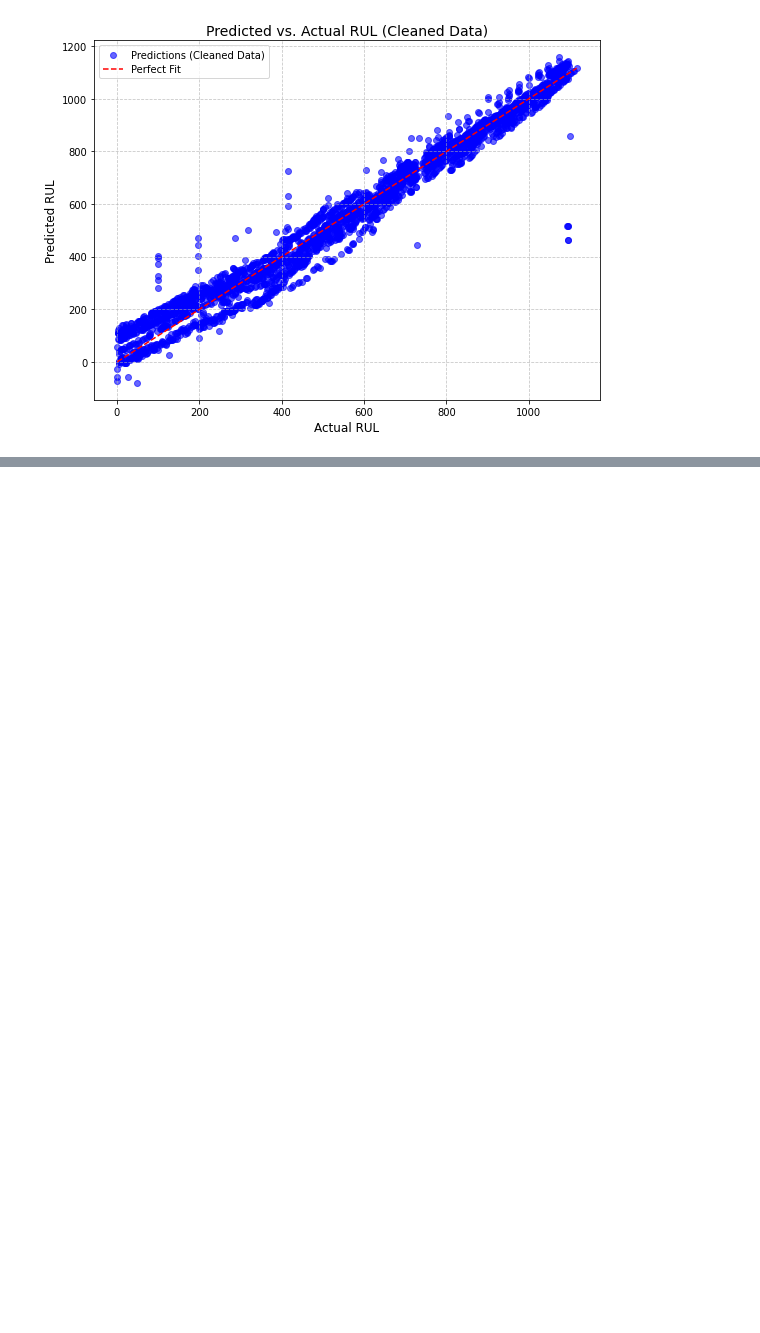
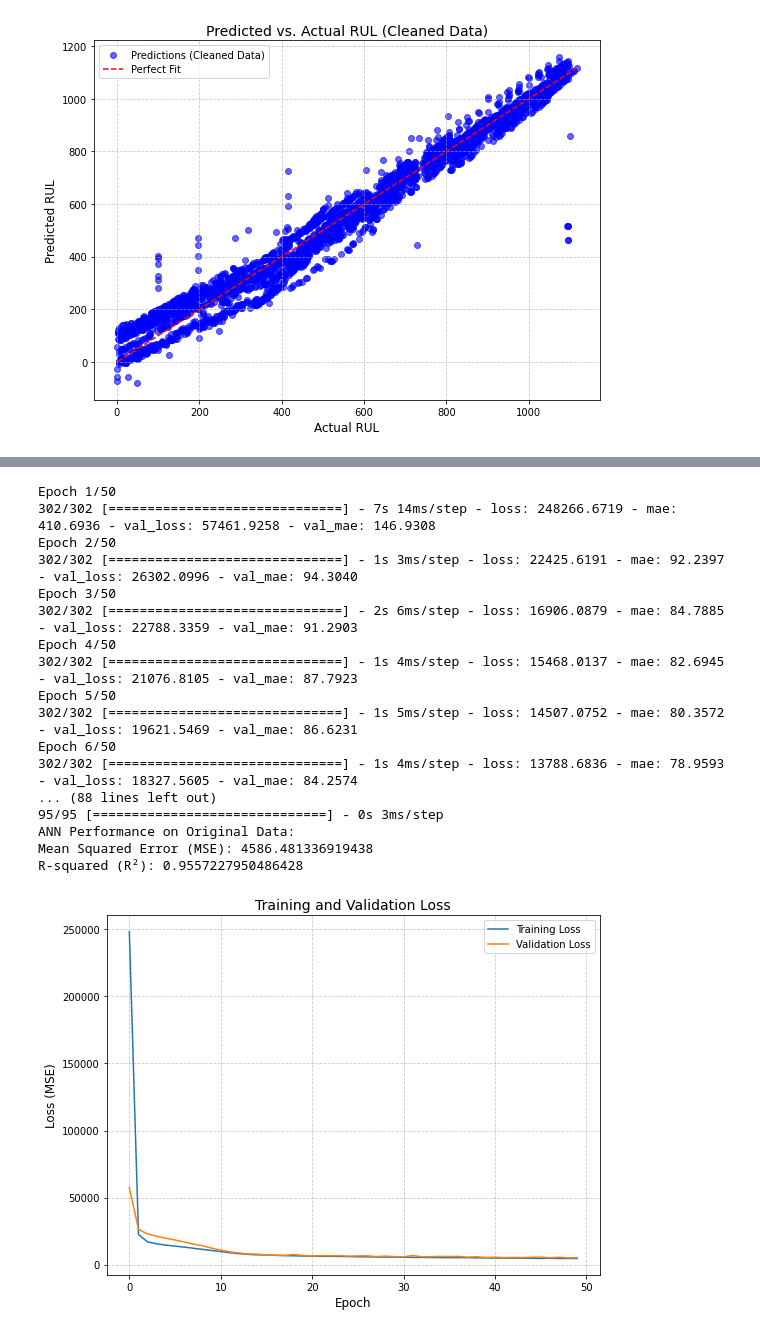
Before and after one commit to jgd45/Project1DS675, a Jupyter notebook: project_implement.ipynb, the cells around one changed output, grey strips where cells are left out. Drawn from its saved outputs; the diff is of its cells as text; code cells hidden in the pictures; blank space fills up the shorter version.

```diff
--- a/project_implement.ipynb
+++ b/project_implement.ipynb
@@ -385,0 +406,76 @@ plt.show()
+# %%
+
+
+X_train, X_test, y_train, y_test = train_test_split(input_features, output_features, test_size=0.2, random_state=42, shuffle=True)
+
+
+# Normalize the input features
+scaler = StandardScaler()
+X_train_scaled = scaler.fit_transform(X_train)
+X_test_scaled = scaler.transform(X_test)
+
+# Define the ANN model
+model = Sequential([
+    Dense(128, activation='LeakyReLU', input_dim=input_features.shape[1]),
+    Dense(64, activation='LeakyReLU'),
+    Dense(1)  # Output layer
+])
+# Compile the model
+model.compile(optimizer='adam', loss='mse', metrics=['mae'])
+
+# Train the model
+history = model.fit(X_train_scaled, y_train, epochs=50, batch_size=32, validation_split=0.2, verbose=1)
+
+# Predict on the test set
+y_test_pred = model.predict(X_test_scaled).flatten()
+
+# Evaluate the model
+mse = mean_squared_error(y_test, y_test_pred)
+r2 = r2_score(y_test, y_test_pred)
+
+print("ANN Performance on Original Data:")
+print("Mean Squared Error (MSE):", mse)
+print("R-squared (R²):", r2)
+
+# Plot training and validation loss
+plt.figure(figsize=(8, 6))
+plt.plot(history.history['loss'], label='Training Loss')
+plt.plot(history.history['val_loss'], label='Validation Loss')
+plt.title('Training and Validation Loss', fontsize=14)
+plt.xlabel('Epoch', fontsize=12)
+plt.ylabel('Loss (MSE)', fontsize=12)
+plt.legend()
+plt.grid(True, linestyle='--', alpha=0.7)
+plt.tight_layout()
+plt.show()
+
+# Plot predicted vs. actual RUL
+plt.figure(figsize=(8, 6))
+plt.scatter(y_test, y_test_pred, color='blue', label='Predictions', alpha=0.6)
+plt.plot([y_test.min(), y_test.max()], [y_test.min(), y_test.max()], color='red', linestyle='--', label='Perfect Fit')
+plt.title('Predicted vs. Actual RUL (ANN)', fontsize=14)
+plt.xlabel('Actual RUL', fontsize=12)
+plt.ylabel('Predicted RUL', fontsize=12)
+plt.legend()
+plt.grid(True, linestyle='--', alpha=0.7)
+plt.tight_layout()
+plt.show()
+# %% [output]
+Epoch 1/50
+302/302 [==============================] - 7s 14ms/step - loss: 248266.6719 - mae: 410.6936 - val_loss: 57461.9258 - val_mae: 146.9308
+Epoch 2/50
+302/302 [==============================] - 1s 3ms/step - loss: 22425.6191 - mae: 92.2397 - val_loss: 26302.0996 - val_mae: 94.3040
+Epoch 3/50
+302/302 [==============================] - 2s 6ms/step - loss: 16906.0879 - mae: 84.7885 - val_loss: 22788.3359 - val_mae: 91.2903
+Epoch 4/50
+302/302 [==============================] - 1s 4ms/step - loss: 15468.0137 - mae: 82.6945 - val_loss: 21076.8105 - val_mae: 87.7923
+Epoch 5/50
+302/302 [==============================] - 1s 5ms/step - loss: 14507.0752 - mae: 80.3572 - val_loss: 19621.5469 - val_mae: 86.6231
+Epoch 6/50
+302/302 [==============================] - 1s 4ms/step - loss: 13788.6836 - mae: 78.9593 - val_loss: 18327.5605 - val_mae: 84.2574
+... (88 lines left out)
+95/95 [==============================] - 0s 3ms/step
+ANN Performance on Original Data:
+Mean Squared Error (MSE): 4586.481336919438
+R-squared (R²): 0.9557227950486428
+[figure, added]
```
Also changed, not shown: parts of 5 cells of this notebook.
